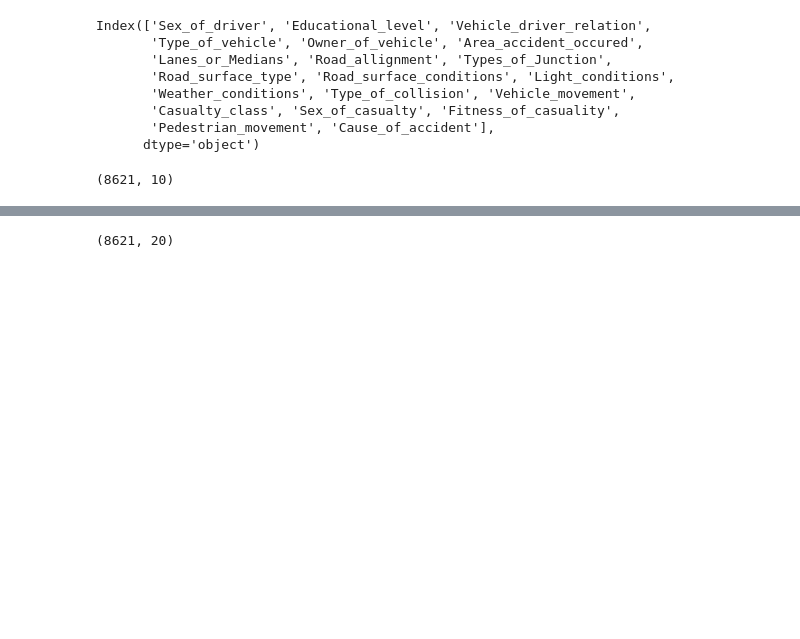
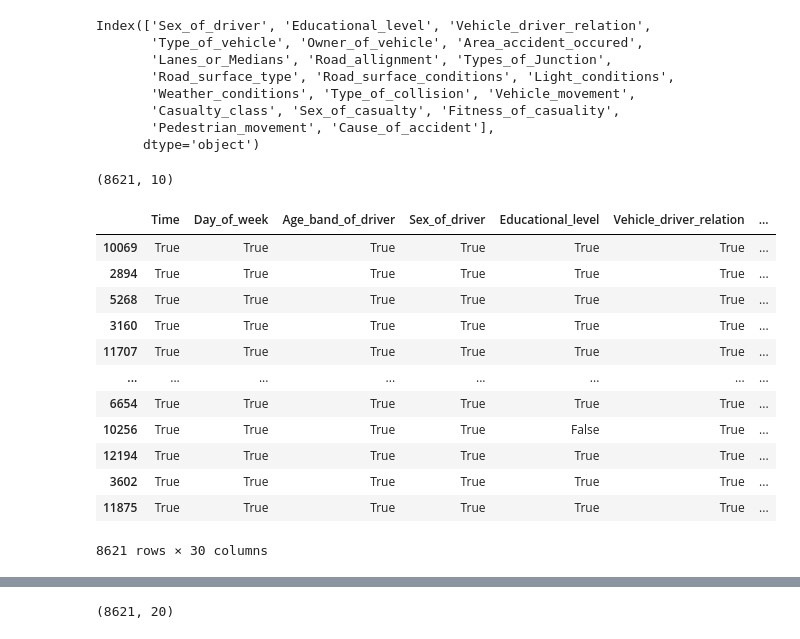
Before and after one commit to jackycwwang/Road-Traffic-Severity-Classification, a Jupyter notebook: 2. Data Preprocessing.ipynb, the cells around one changed output, grey strips where cells are left out. Drawn from its saved outputs; the diff is of its cells as text; code cells hidden in the pictures; blank space fills up the shorter version.

```diff
--- a/2. Data Preprocessing.ipynb
+++ b/2. Data Preprocessing.ipynb
@@ -174,0 +197,16 @@ for col in cat_cols:
+# %%
+~mask
+# %% [output]
+|  | Time | Day_of_week | Age_band_of_driver | Sex_of_driver | Educational_level | Vehicle_driver_relation | ... |
+| 10069 | True | True | True | True | True | True | ... |
+| 2894 | True | True | True | True | True | True | ... |
+| 5268 | True | True | True | True | True | True | ... |
+| 3160 | True | True | True | True | True | True | ... |
+| 11707 | True | True | True | True | True | True | ... |
+| ... | ... | ... | ... | ... | ... | ... | ... |
+| 6654 | True | True | True | True | True | True | ... |
+| 10256 | True | True | True | True | False | True | ... |
+| 12194 | True | True | True | True | True | True | ... |
+| 3602 | True | True | True | True | True | True | ... |
+| 11875 | True | True | True | True | True | True | ... |
+8621 rows × 30 columns
```
Also changed, not shown: parts of 23 cells of this notebook, 2 other files.
